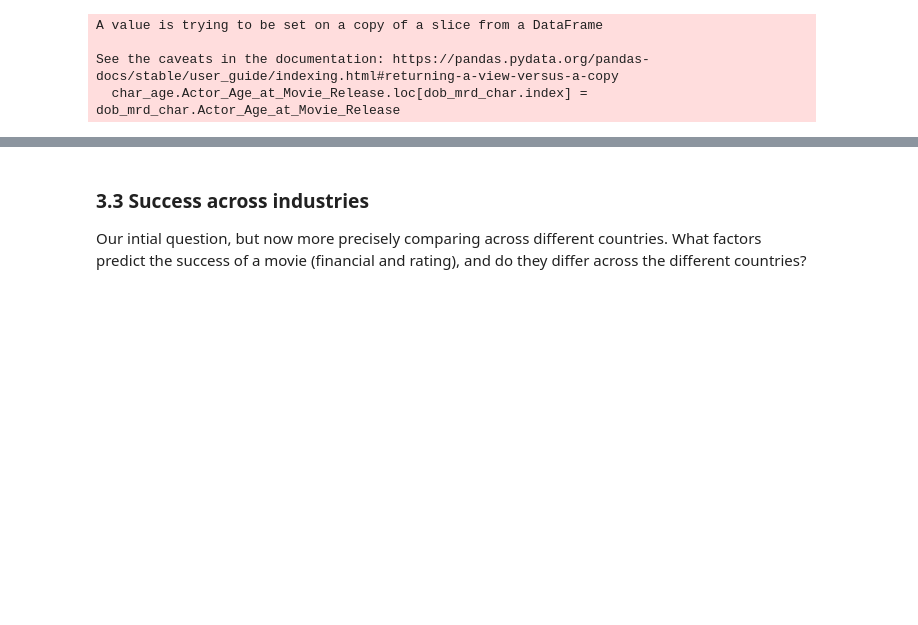
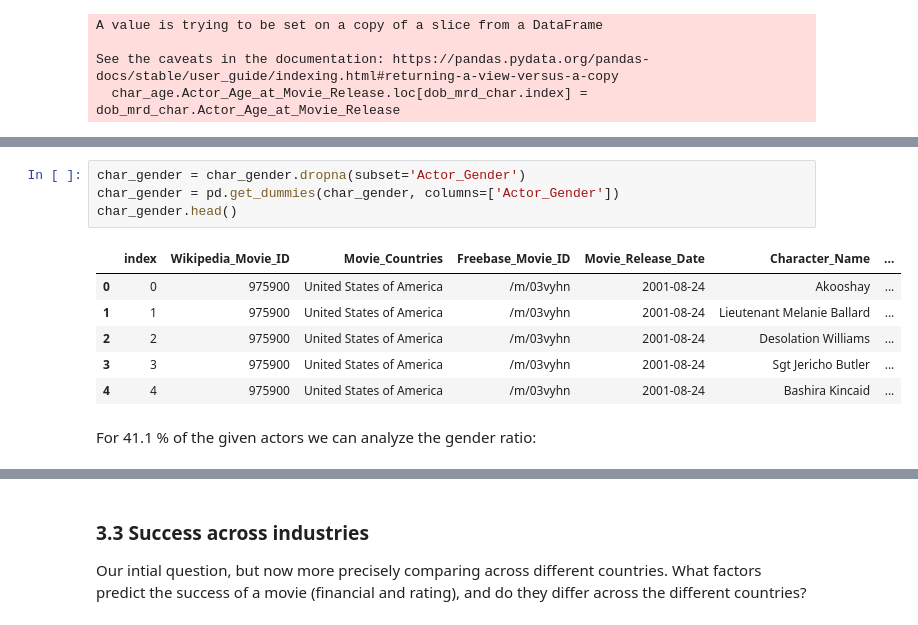
Before and after one commit to epfl-ada/ada-2022-project-robopros, a Jupyter notebook: notebooks/milestone2.ipynb, the cells around one changed output, grey strips where cells are left out. Cells and saved outputs as stored; diff of their text form; blank space fills up the shorter version.

```diff
--- a/notebooks/milestone2.ipynb
+++ b/notebooks/milestone2.ipynb
@@ -460,0 +470,13 @@ print(f'- Number of actors:     {nactors_age} ({nactors_age / nactors_raw:.1%})'
+# %%
+char_gender = char_gender.dropna(subset='Actor_Gender')
+char_gender = pd.get_dummies(char_gender, columns=['Actor_Gender'])
+char_gender.head()
+# %% [output]
+|  | index | Wikipedia_Movie_ID | Movie_Countries | Freebase_Movie_ID | Movie_Release_Date | Character_Name | ... |
+| 0 | 0 | 975900 | United States of America | /m/03vyhn | 2001-08-24 | Akooshay | ... |
+| 1 | 1 | 975900 | United States of America | /m/03vyhn | 2001-08-24 | Lieutenant Melanie Ballard | ... |
+| 2 | 2 | 975900 | United States of America | /m/03vyhn | 2001-08-24 | Desolation Williams | ... |
+| 3 | 3 | 975900 | United States of America | /m/03vyhn | 2001-08-24 | Sgt Jericho Butler | ... |
+| 4 | 4 | 975900 | United States of America | /m/03vyhn | 2001-08-24 | Bashira Kincaid | ... |
+# %% [markdown]
+For 41.1 % of the given actors we can analyze the gender ratio:
```
Also changed, not shown: parts of 20 cells of this notebook.
